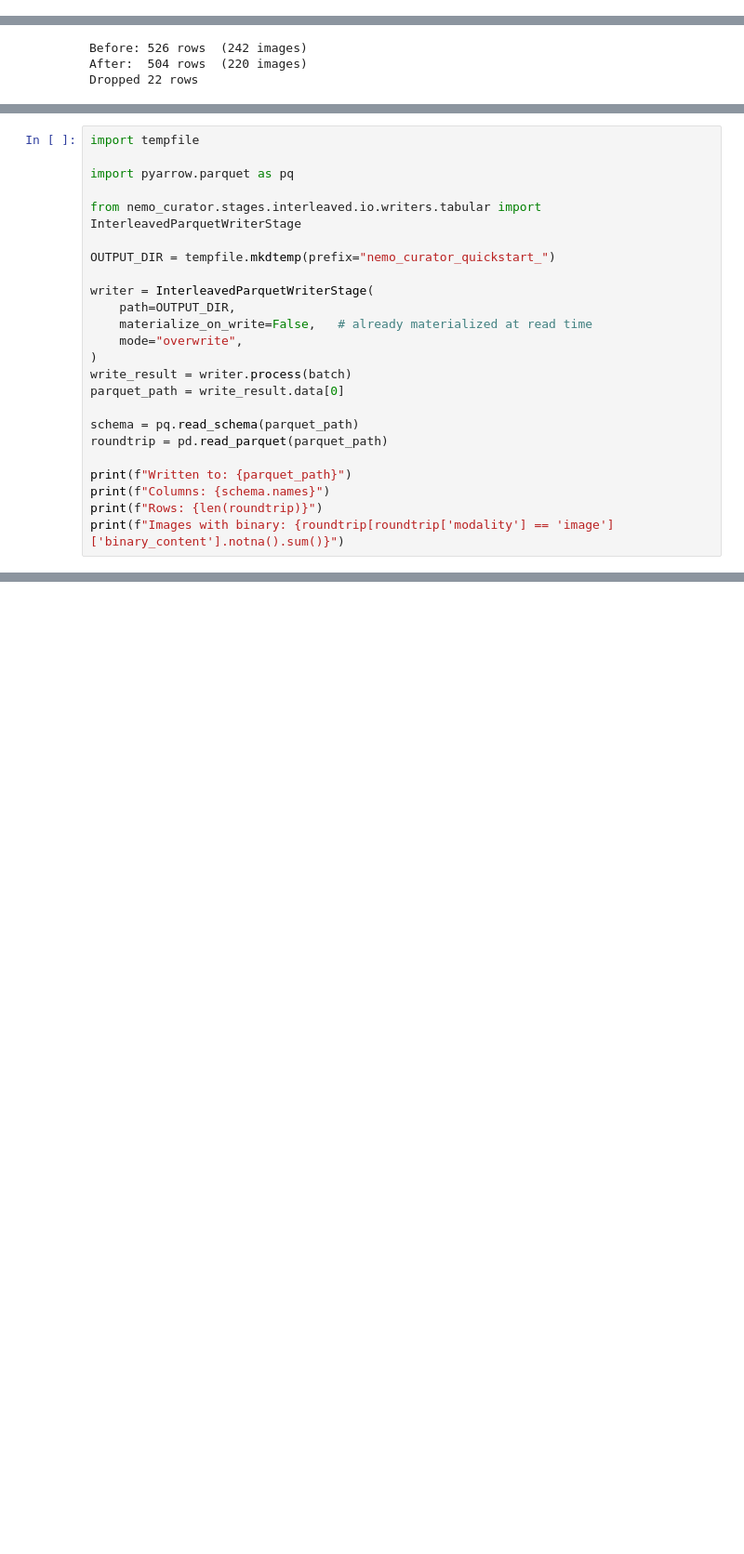
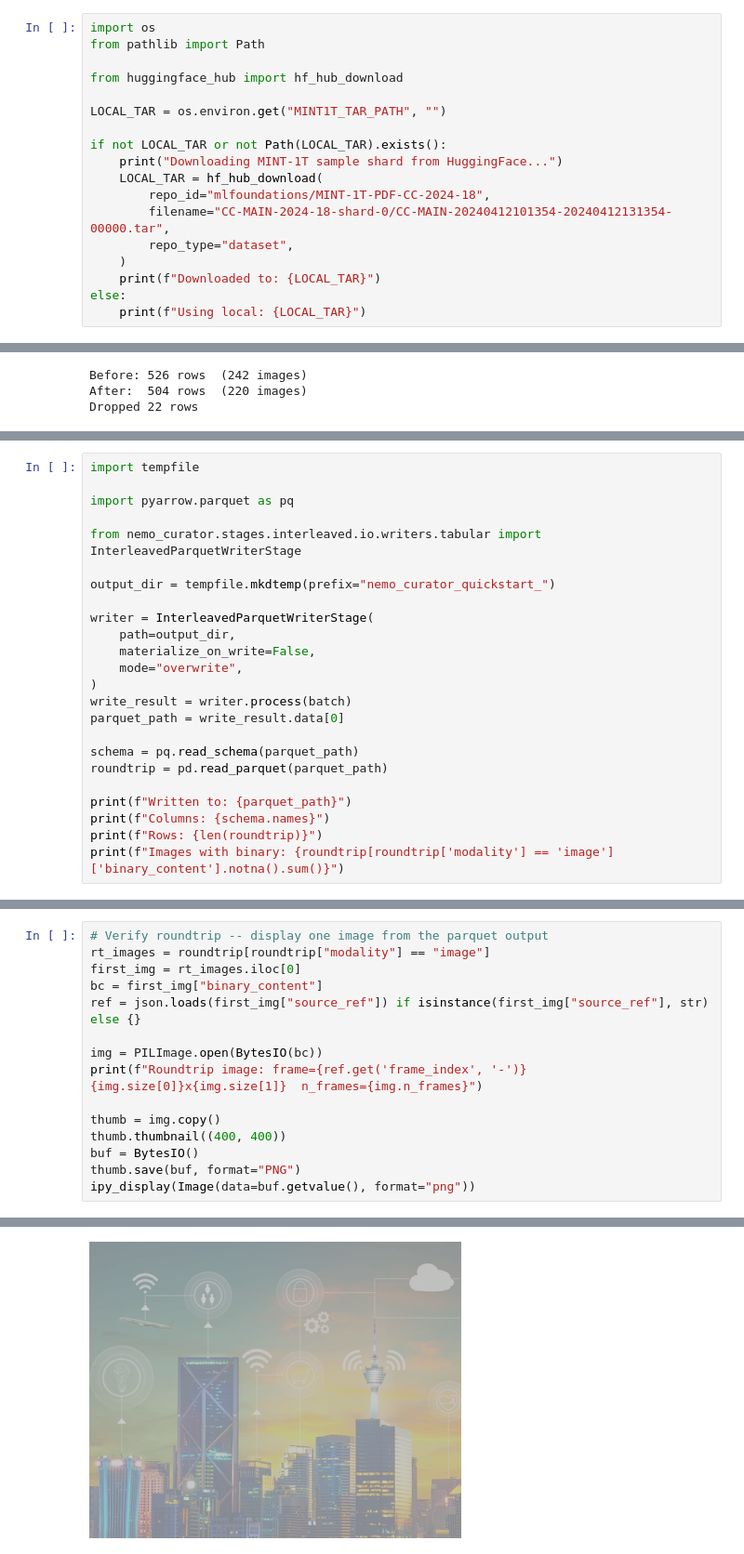
Before and after one commit to VibhuJawa/NeMo-Curator, a Jupyter notebook: tutorials/multimodal/interleaved_data_quickstart.ipynb, the cells around one changed output, grey strips where cells are left out. Shown at 93% size. Cells and saved outputs as stored; diff of their text form; blank space fills up the shorter version.

```diff
--- a/tutorials/multimodal/interleaved_data_quickstart.ipynb
+++ b/tutorials/multimodal/interleaved_data_quickstart.ipynb
@@ -13,0 +19,18 @@ The reader extracts individual frames so each image row carries its own single-f
+# %%
+import os
+from pathlib import Path
+
+from huggingface_hub import hf_hub_download
+
+LOCAL_TAR = os.environ.get("MINT1T_TAR_PATH", "")
+
+if not LOCAL_TAR or not Path(LOCAL_TAR).exists():
+    print("Downloading MINT-1T sample shard from HuggingFace...")
+    LOCAL_TAR = hf_hub_download(
+        repo_id="mlfoundations/MINT-1T-PDF-CC-2024-18",
+        filename="CC-MAIN-2024-18-shard-0/CC-MAIN-20240412101354-20240412131354-00000.tar",
+        repo_type="dataset",
+    )
+    print(f"Downloaded to: {LOCAL_TAR}")
+else:
+    print(f"Using local: {LOCAL_TAR}")
@@ -281,11 +255,11 @@ import pyarrow.parquet as pq
 
 from nemo_curator.stages.interleaved.io.writers.tabular import InterleavedParquetWriterStage
 
-OUTPUT_DIR = tempfile.mkdtemp(prefix="nemo_curator_quickstart_")
+output_dir = tempfile.mkdtemp(prefix="nemo_curator_quickstart_")
 
 writer = InterleavedParquetWriterStage(
-    path=OUTPUT_DIR,
-    materialize_on_write=False,   # already materialized at read time
+    path=output_dir,
+    materialize_on_write=False,
     mode="overwrite",
 )
 write_result = writer.process(batch)
@@ -313,0 +282,16 @@ ipy_display(HTML(render_interleaved_sample(roundtrip[roundtrip["sample_id"] == s
+# %%
+# Verify roundtrip -- display one image from the parquet output
+rt_images = roundtrip[roundtrip["modality"] == "image"]
+first_img = rt_images.iloc[0]
+bc = first_img["binary_content"]
+ref = json.loads(first_img["source_ref"]) if isinstance(first_img["source_ref"], str) else {}
+
+img = PILImage.open(BytesIO(bc))
+print(f"Roundtrip image: frame={ref.get('frame_index', '-')}  {img.size[0]}x{img.size[1]}  n_frames={img.n_frames}")
+
+thumb = img.copy()
+thumb.thumbnail((400, 400))
+buf = BytesIO()
+thumb.save(buf, format="PNG")
+ipy_display(Image(data=buf.getvalue(), format="png"))
+# %% [output]
@@ -313,0 +299 @@ ipy_display(HTML(render_interleaved_sample(roundtrip[roundtrip["sample_id"] == s
+[figure, added]
```
Also changed, not shown: parts of 17 cells of this notebook.
